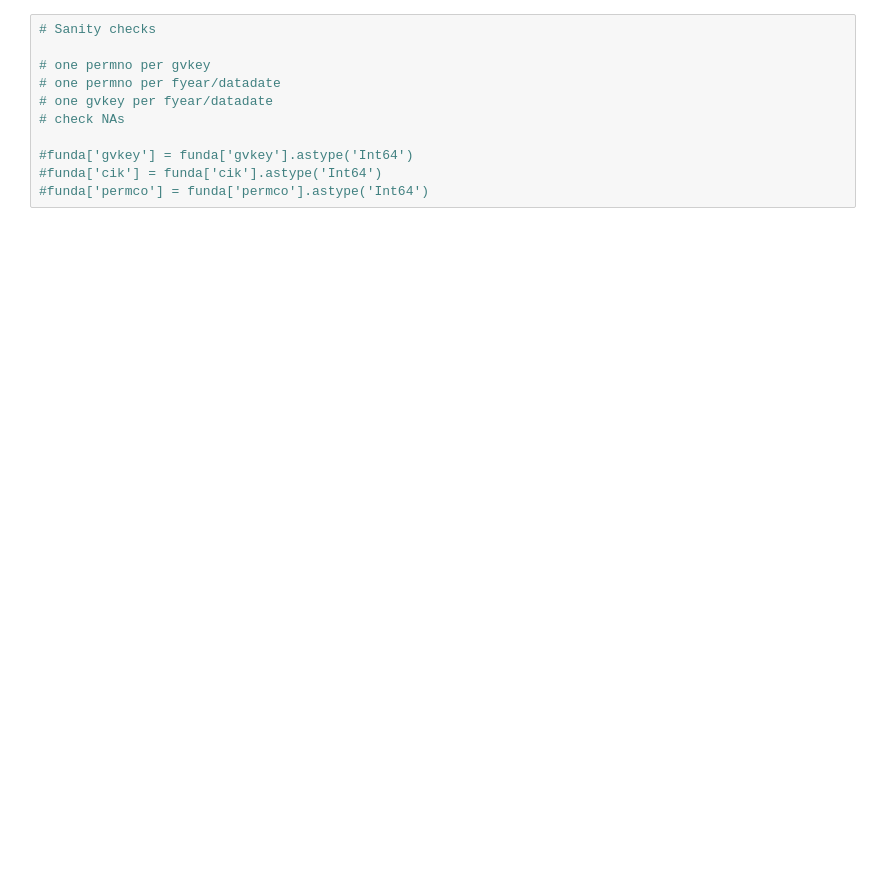
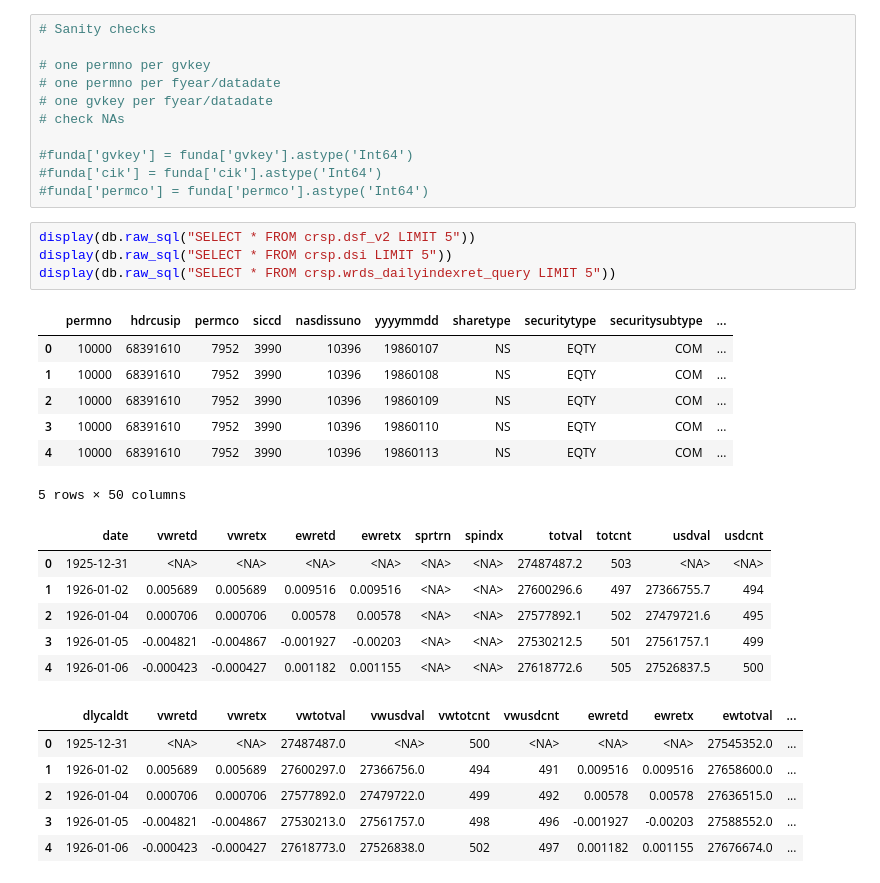
Before and after one commit to emilefnd/GKX-ML-Asset-Pricing-Python, a Jupyter notebook: Code/GXX.ipynb, the cells around one changed output. Saved outputs shown, nothing was run; the diff lists cells and outputs as text; blank space fills up the shorter version.

```diff
--- a/Code/GXX.ipynb
+++ b/Code/GXX.ipynb
@@ -456,3 +523,27 @@ monthly = monthly.drop(columns=['primaryexch', 'sharetype'])
 #funda['gvkey'] = funda['gvkey'].astype('Int64')
 #funda['cik'] = funda['cik'].astype('Int64')
 #funda['permco'] = funda['permco'].astype('Int64')
+# %%
+display(db.raw_sql("SELECT * FROM crsp.dsf_v2 LIMIT 5"))
+display(db.raw_sql("SELECT * FROM crsp.dsi LIMIT 5"))
+display(db.raw_sql("SELECT * FROM crsp.wrds_dailyindexret_query LIMIT 5"))
+# %% [output]
+|  | permno | hdrcusip | permco | siccd | nasdissuno | yyyymmdd | sharetype | securitytype | securitysubtype | ... |
+| 0 | 10000 | 68391610 | 7952 | 3990 | 10396 | 19860107 | NS | EQTY | COM | ... |
+| 1 | 10000 | 68391610 | 7952 | 3990 | 10396 | 19860108 | NS | EQTY | COM | ... |
+| 2 | 10000 | 68391610 | 7952 | 3990 | 10396 | 19860109 | NS | EQTY | COM | ... |
+| 3 | 10000 | 68391610 | 7952 | 3990 | 10396 | 19860110 | NS | EQTY | COM | ... |
+| 4 | 10000 | 68391610 | 7952 | 3990 | 10396 | 19860113 | NS | EQTY | COM | ... |
+5 rows × 50 columns
+|  | date | vwretd | vwretx | ewretd | ewretx | sprtrn | spindx | totval | totcnt | usdval | usdcnt |
+| 0 | 1925-12-31 | <NA> | <NA> | <NA> | <NA> | <NA> | <NA> | 27487487.2 | 503 | <NA> | <NA> |
+| 1 | 1926-01-02 | 0.005689 | 0.005689 | 0.009516 | 0.009516 | <NA> | <NA> | 27600296.6 | 497 | 27366755.7 | 494 |
+| 2 | 1926-01-04 | 0.000706 | 0.000706 | 0.00578 | 0.00578 | <NA> | <NA> | 27577892.1 | 502 | 27479721.6 | 495 |
+| 3 | 1926-01-05 | -0.004821 | -0.004867 | -0.001927 | -0.00203 | <NA> | <NA> | 27530212.5 | 501 | 27561757.1 | 499 |
+| 4 | 1926-01-06 | -0.000423 | -0.000427 | 0.001182 | 0.001155 | <NA> | <NA> | 27618772.6 | 505 | 27526837.5 | 500 |
+|  | dlycaldt | vwretd | vwretx | vwtotval | vwusdval | vwtotcnt | vwusdcnt | ewretd | ewretx | ewtotval | ... |
+| 0 | 1925-12-31 | <NA> | <NA> | 27487487.0 | <NA> | 500 | <NA> | <NA> | <NA> | 27545352.0 | ... |
+| 1 | 1926-01-02 | 0.005689 | 0.005689 | 27600297.0 | 27366756.0 | 494 | 491 | 0.009516 | 0.009516 | 27658600.0 | ... |
+| 2 | 1926-01-04 | 0.000706 | 0.000706 | 27577892.0 | 27479722.0 | 499 | 492 | 0.00578 | 0.00578 | 27636515.0 | ... |
+| 3 | 1926-01-05 | -0.004821 | -0.004867 | 27530213.0 | 27561757.0 | 498 | 496 | -0.001927 | -0.00203 | 27588552.0 | ... |
+| 4 | 1926-01-06 | -0.000423 | -0.000427 | 27618773.0 | 27526838.0 | 502 | 497 | 0.001182 | 0.001155 | 27676674.0 | ... |
```
Also changed, not shown: parts of 6 cells of this notebook.
